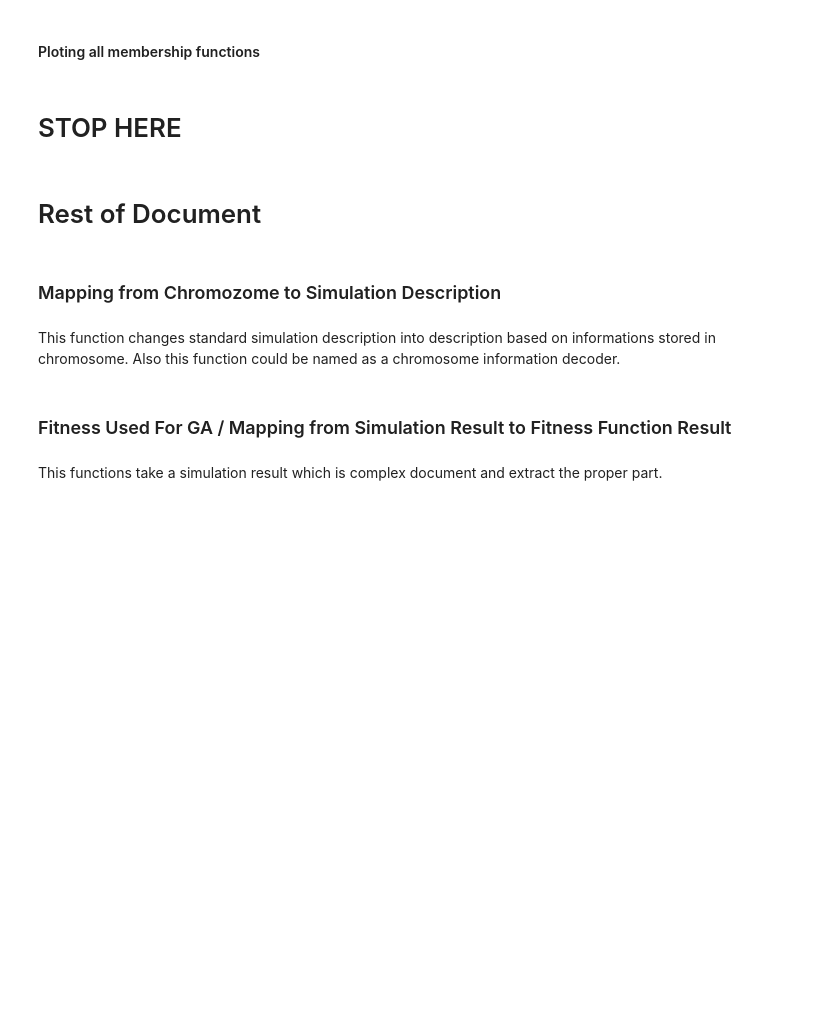
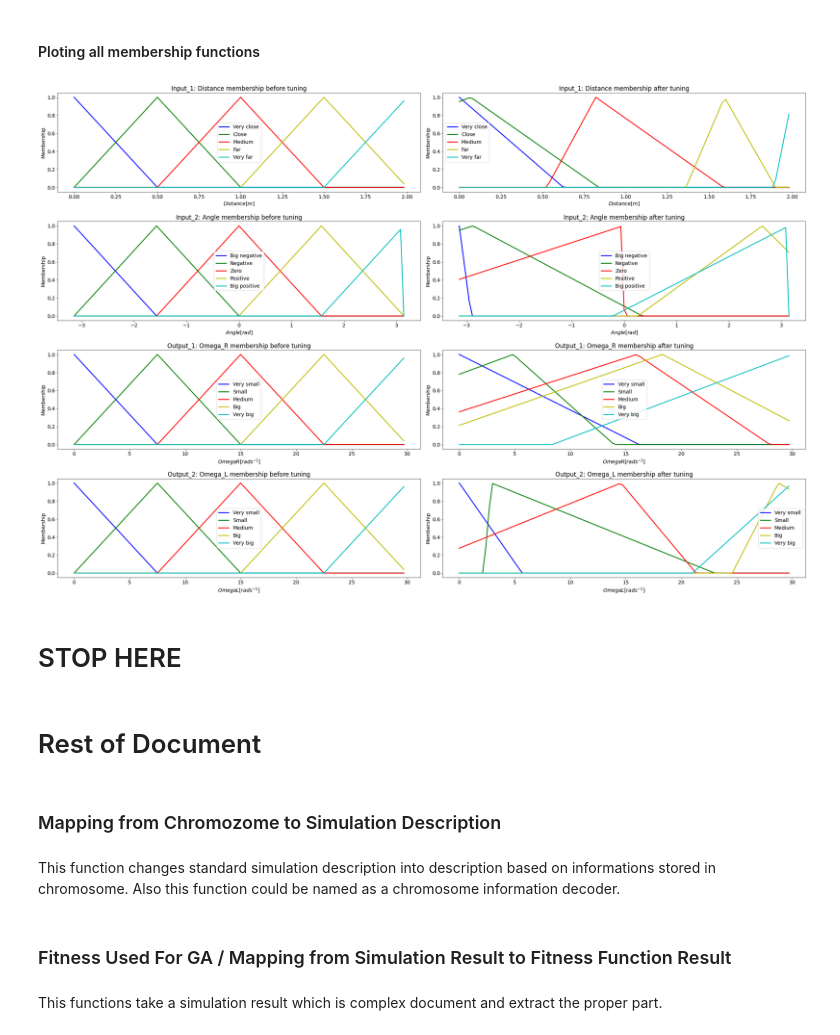
Before and after one commit to vanthuanhvhq/GA_FLC, a Jupyter notebook: Optimization_of_FuzzyLogicController.ipynb, the cells around one changed output. Saved outputs shown, nothing was run; the diff lists cells and outputs as text; code cells hidden in the pictures; blank space fills up the shorter version.

```diff
--- a/Optimization_of_FuzzyLogicController.ipynb
+++ b/Optimization_of_FuzzyLogicController.ipynb
@@ -1634,11 +1689,9 @@ print('s_GA_opt=',FLCFullResults['d'][-1])
 #### Ploting all membership functions
 # %%
 Chromosome = Best_Chromosome
-FLCSimDescription = fromChromozomeToDescriptionFuzzy(Chromosome, simulationDescription)
-
-omega = np.array(FLCSimDescription['controllerParams']['fuzzyDescription']['outputs']['omegaR']['S'])
-distance = np.array(FLCSimDescription['controllerParams']['fuzzyDescription']['inputs']['distance']['S'])
-angle = np.array(FLCSimDescription['controllerParams']['fuzzyDescription']['inputs']['angle']['S'])
+omega = np.array(simulationDescription['fuzzyDescription']['outputs']['omegaR']['S'])
+distance = np.array(simulationDescription['fuzzyDescription']['inputs']['distance']['S'])
+angle = np.array(simulationDescription['fuzzyDescription']['inputs']['angle']['S'])
 
 # Membership functions for inputs
 # Before tuning
@@ -1725,33 +1778,35 @@ plotMember(angle, val, lab, 3, title)
 
 #----Input_2: Angle member ship after tuning------------
 val = [BN1,N1,Z1,P1,BP1]
 lab = ['Big negative', 'Negative', 'Zero', 'Positive', 'Big positive']
 title = ['Input_2: Angle membership after tuning', '$Angle[rad]$']
 plotMember(angle, val, lab, 4, title)
 
 #----output_1:  Omega_R member ship before tuning------------
 val = [VS_R, S_R, MB_R, B_R, VB_R]
 lab = ['Very small', 'Small', 'Medium', 'Big', 'Very big']
 title = ['Output_1: Omega_R membership before tuning', '$OmegaR[rads^{-1}]$']
 plotMember(omega, val, lab, 5, title)
 
 #----output_1:  Omega_R member ship after tuning------------
 val = [VS_R1, S_R1, MB_R1, B_R1, VB_R1]
 lab = ['Very small', 'Small', 'Medium', 'Big', 'Very big']
 title = ['Output_1: Omega_R membership after tuning', '$OmegaR[rads^{-1}]$']
 plotMember(omega, val, lab, 6, title)
 
 #----output_2:  Omega_L member ship before tuning------------
 val = [VS_R, S_R, MB_R, B_R, VB_R]
 lab = ['Very small', 'Small', 'Medium', 'Big', 'Very big']
 title = ['Output_2: Omega_L membership before tuning', '$OmegaL[rads^{-1}]$']
 plotMember(omega, val, lab, 7, title)
 
 #----output_2:  Omega_L member ship after tuning------------
 val = [VS_L, S_L, MB_L, B_L, VB_L]
 lab = ['Very small', 'Small', 'Medium', 'Big', 'Very big']
 title = ['Output_2: Omega_L membership after tuning', '$OmegaL[rads^{-1}]$']
 plotMember(omega, val, lab, 8, title)
+# %% [output]
+[figure, added]
 # %%
 """
 Best_Chromosome = [ 1.08596739  1.71943383  0.10290456  0.74205663  0.52480311  0.89630788
```
Also changed, not shown: parts of 6 cells of this notebook.
